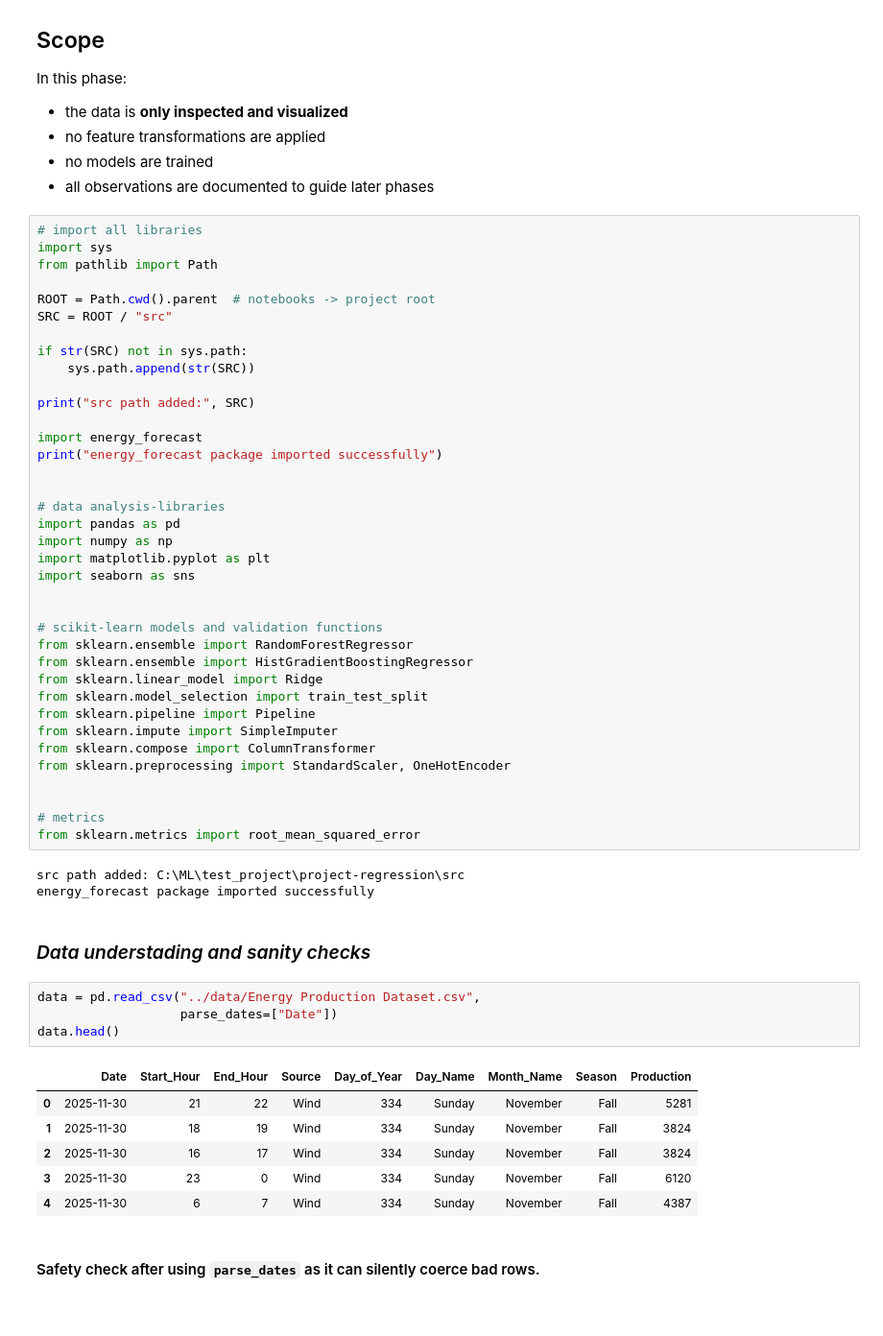
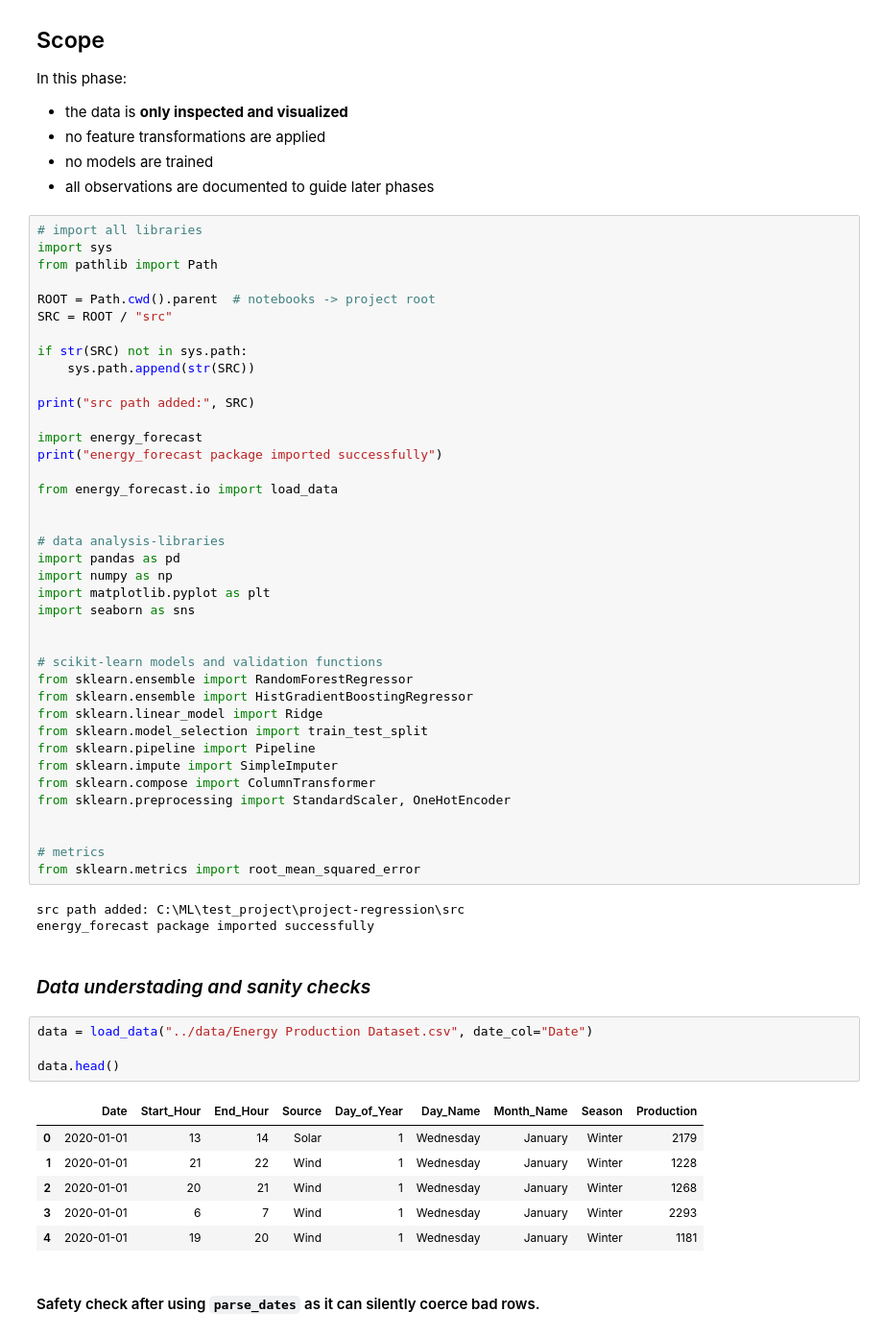
Before and after one commit to sidnim12/project-regression, a Jupyter notebook: notebooks/energy-production.ipynb, the cells around one changed output. Shown at 96% size. Cells and saved outputs as stored; diff of their text form.

Commit message:
Move data loading into src/energy_forecast/io.py

```diff
--- a/notebooks/energy-production.ipynb
+++ b/notebooks/energy-production.ipynb
@@ -75,6 +75,8 @@ print("src path added:", SRC)
 
 import energy_forecast
 print("energy_forecast package imported successfully")
+
+from energy_forecast.io import load_data
 
 
 # data analysis-libraries
@@ -103,16 +105,16 @@ energy_forecast package imported successfully
 # %% [markdown]
 ### *Data understading and sanity checks*
 # %%
-data = pd.read_csv("../data/Energy Production Dataset.csv",
-                   parse_dates=["Date"])
+data = load_data("../data/Energy Production Dataset.csv", date_col="Date")
+
 data.head()
 # %% [output]
 |  | Date | Start_Hour | End_Hour | Source | Day_of_Year | Day_Name | Month_Name | Season | Production |
-| 0 | 2025-11-30 | 21 | 22 | Wind | 334 | Sunday | November | Fall | 5281 |
-| 1 | 2025-11-30 | 18 | 19 | Wind | 334 | Sunday | November | Fall | 3824 |
-| 2 | 2025-11-30 | 16 | 17 | Wind | 334 | Sunday | November | Fall | 3824 |
-| 3 | 2025-11-30 | 23 | 0 | Wind | 334 | Sunday | November | Fall | 6120 |
-| 4 | 2025-11-30 | 6 | 7 | Wind | 334 | Sunday | November | Fall | 4387 |
+| 0 | 2020-01-01 | 13 | 14 | Solar | 1 | Wednesday | January | Winter | 2179 |
+| 1 | 2020-01-01 | 21 | 22 | Wind | 1 | Wednesday | January | Winter | 1228 |
+| 2 | 2020-01-01 | 20 | 21 | Wind | 1 | Wednesday | January | Winter | 1268 |
+| 3 | 2020-01-01 | 6 | 7 | Wind | 1 | Wednesday | January | Winter | 2293 |
+| 4 | 2020-01-01 | 19 | 20 | Wind | 1 | Wednesday | January | Winter | 1181 |
 # %% [markdown]
 #### Safety check after using `parse_dates` as it can silently coerce bad rows.
 # %%
```
Also changed, not shown: 1 other file.
